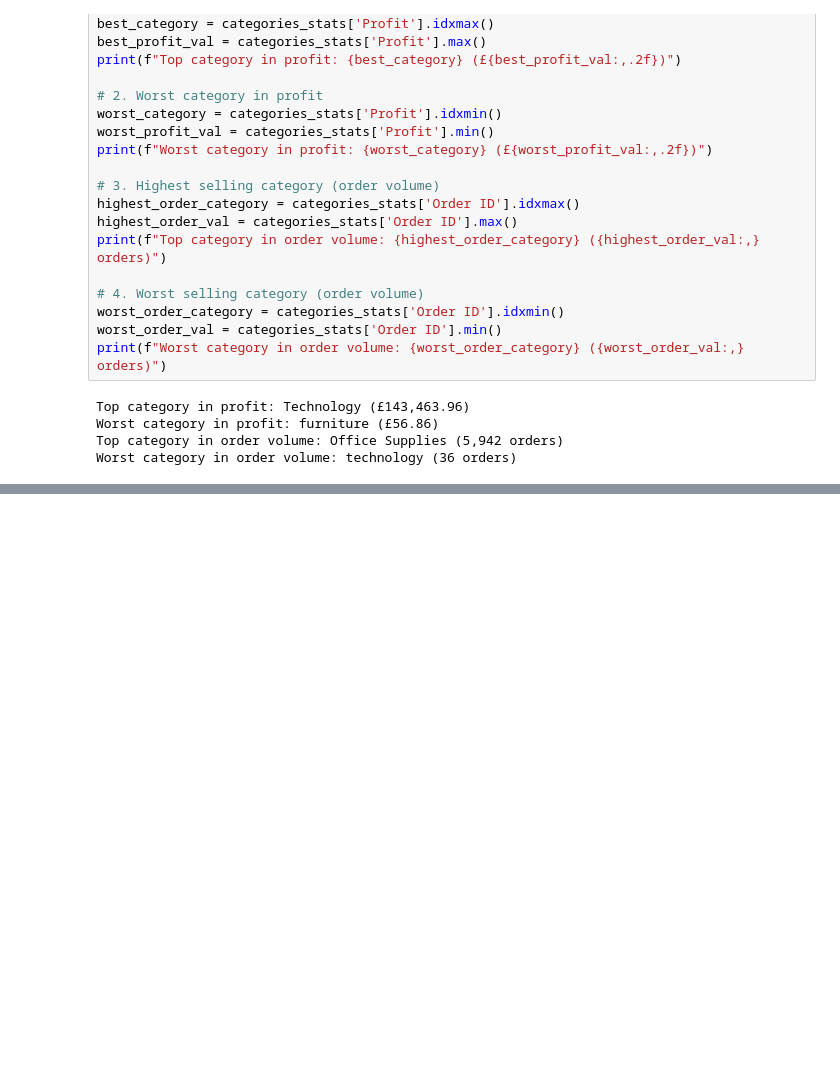
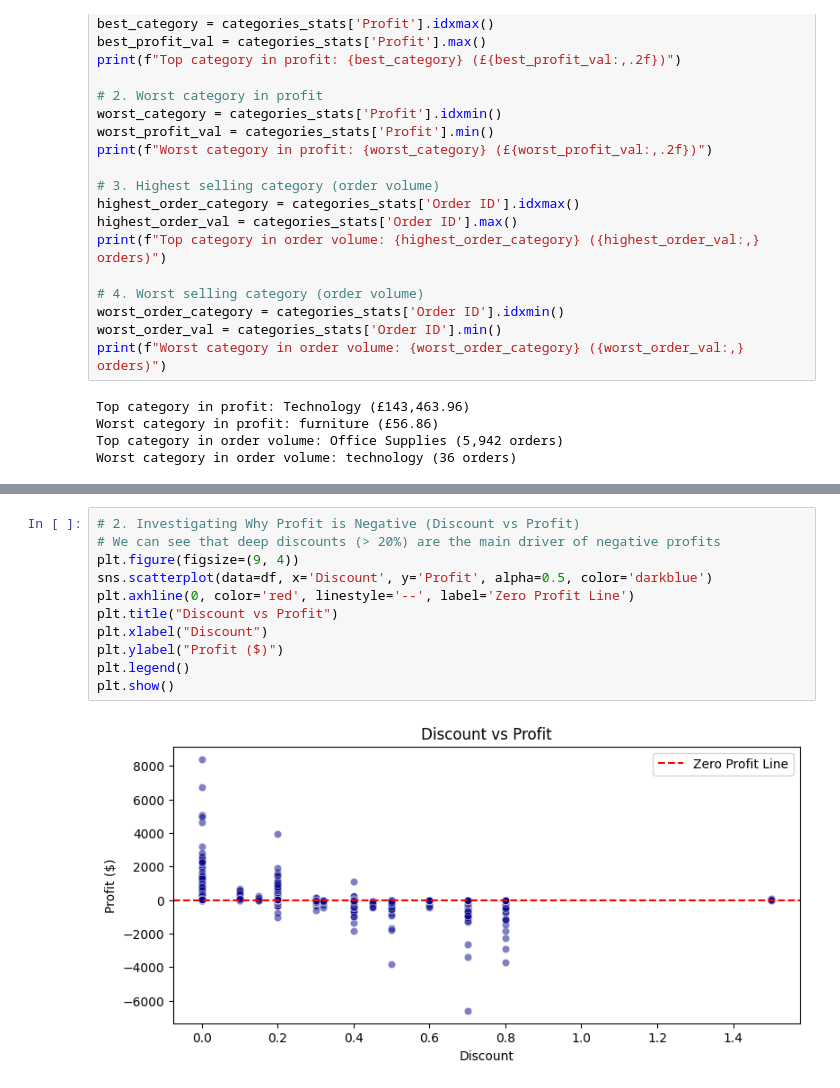
Before and after one commit to selomrani/DataStore360, a Jupyter notebook: notebooks/Data exploration/explore.ipynb, the cells around one changed output, grey strips where cells are left out. Cells and saved outputs as stored; diff of their text form; blank space fills up the shorter version.

```diff
--- a/notebooks/Data exploration/explore.ipynb
+++ b/notebooks/Data exploration/explore.ipynb
@@ -189,0 +287,13 @@ Worst category in order volume: technology (36 orders)
+# %%
+# 2. Investigating Why Profit is Negative (Discount vs Profit)
+# We can see that deep discounts (> 20%) are the main driver of negative profits
+plt.figure(figsize=(9, 4))
+sns.scatterplot(data=df, x='Discount', y='Profit', alpha=0.5, color='darkblue')
+plt.axhline(0, color='red', linestyle='--', label='Zero Profit Line')
+plt.title("Discount vs Profit")
+plt.xlabel("Discount")
+plt.ylabel("Profit ($)")
+plt.legend()
+plt.show()
+# %% [output]
+[figure, added]
```
Also changed, not shown: parts of 17 cells of this notebook, 4 other files.
